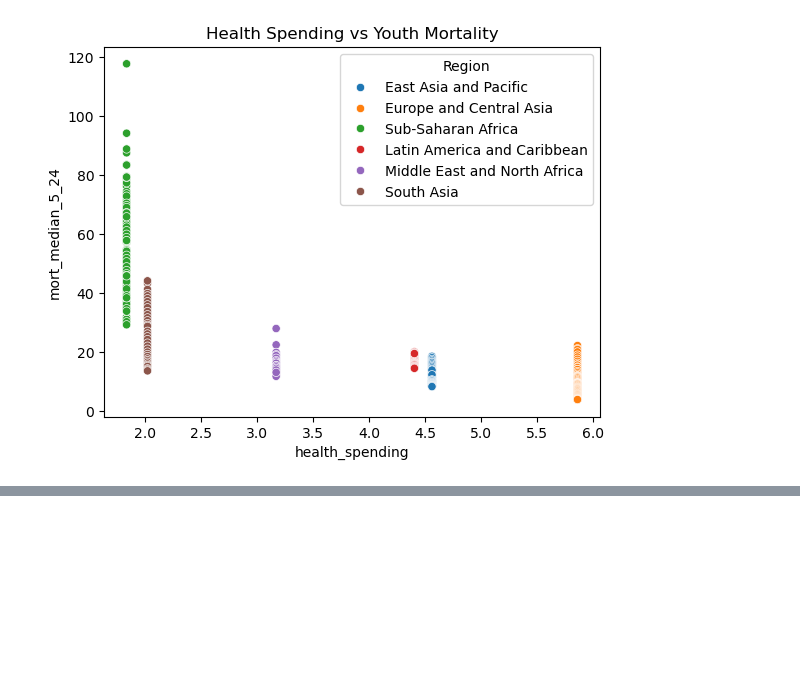
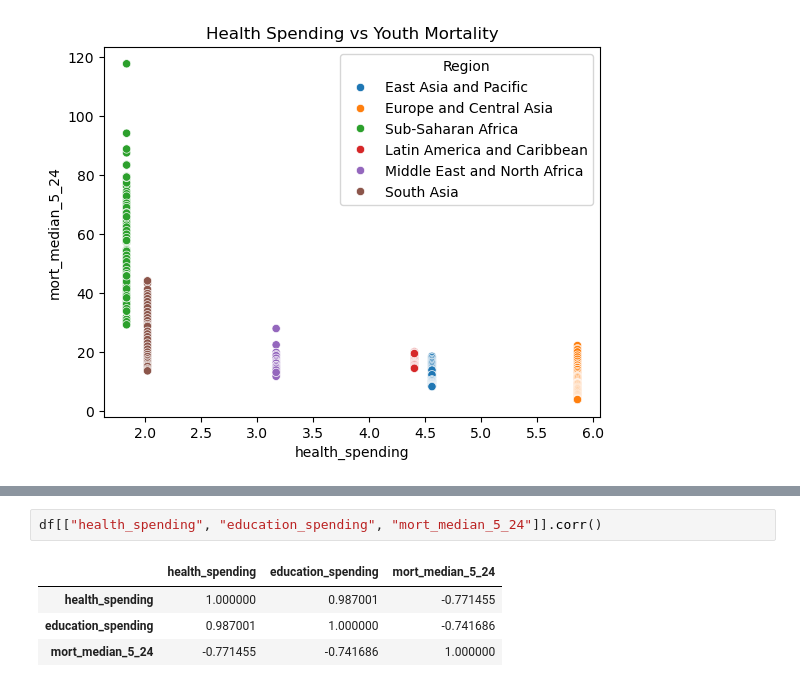
Before and after one commit to ecelule/dsa210project, a Jupyter notebook: project_basis.ipynb, the cells around one changed output, grey strips where cells are left out. Saved outputs shown, nothing was run; the diff lists cells and outputs as text; blank space fills up the shorter version.

```diff
--- a/project_basis.ipynb
+++ b/project_basis.ipynb
@@ -246,0 +288,7 @@ plt.show()
+# %%
+df[["health_spending", "education_spending", "mort_median_5_24"]].corr()
+# %% [output]
+|  | health_spending | education_spending | mort_median_5_24 |
+| health_spending | 1.000000 | 0.987001 | -0.771455 |
+| education_spending | 0.987001 | 1.000000 | -0.741686 |
+| mort_median_5_24 | -0.771455 | -0.741686 | 1.000000 |
```
Also changed, not shown: parts of 5 cells of this notebook.
